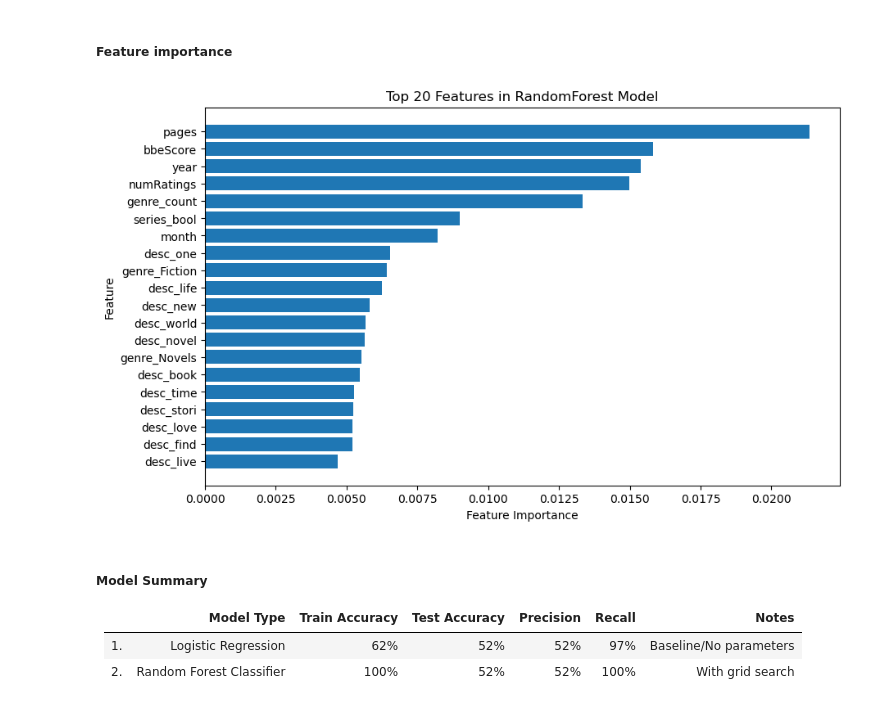
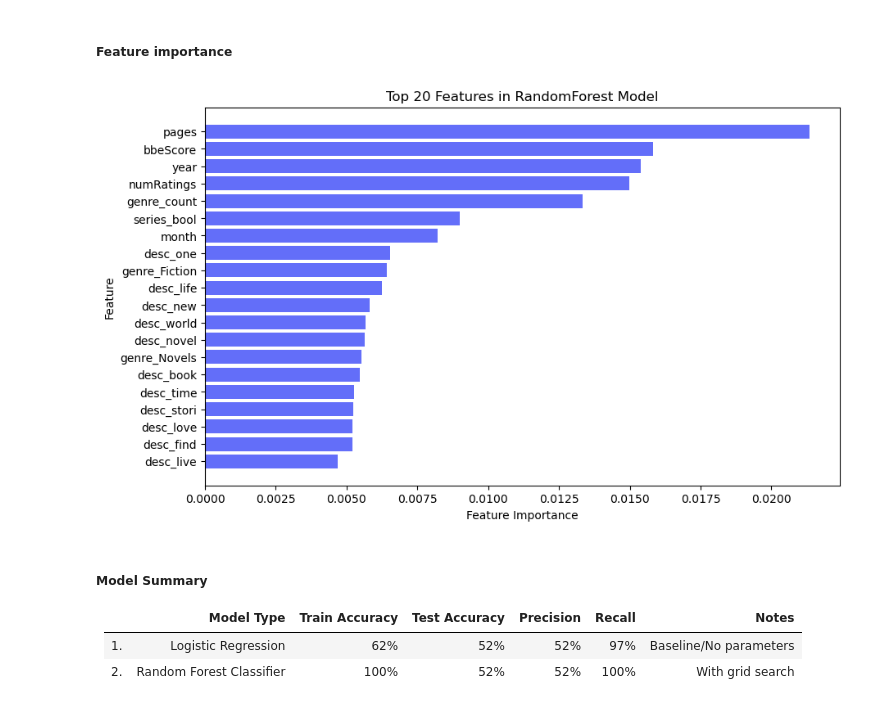
Before and after one commit to quincbirker/Capstone_Project, a Jupyter notebook: Notebooks/Advanced_Modeling_Final.ipynb, the cells around one changed output. Saved outputs shown, nothing was run; the diff lists cells and outputs as text; code cells hidden in the pictures.

```diff
--- a/Notebooks/Advanced_Modeling_Final.ipynb
+++ b/Notebooks/Advanced_Modeling_Final.ipynb
@@ -399,20 +495,20 @@ feature_importances = rf_model.feature_importances_
 # %%
 feature_names = X_train.columns if hasattr(X_train, 'columns') else np.arange(X_train.shape[1])
 
 # Sorting the features with their importance
 sorted_idx = np.argsort(feature_importances)[-20:]  # Get indices of top 20 features
 sorted_importances = feature_importances[sorted_idx]
 sorted_features = [feature_names[i] for i in sorted_idx]
 
 # Creating the plot
 plt.figure(figsize=(10, 6))
-plt.barh(sorted_features, sorted_importances)
+plt.barh(sorted_features, sorted_importances, color='#636EF9')
 plt.xlabel("Feature Importance")
 plt.ylabel("Feature")
 plt.title("Top 20 Features in RandomForest Model")
 plt.show()
 # %% [output]
-[figure, old version]
+[figure, new version]
 # %% [markdown]
 ##### Model Summary
 
```
Also changed, not shown: parts of 24 cells of this notebook, 4 other files.
